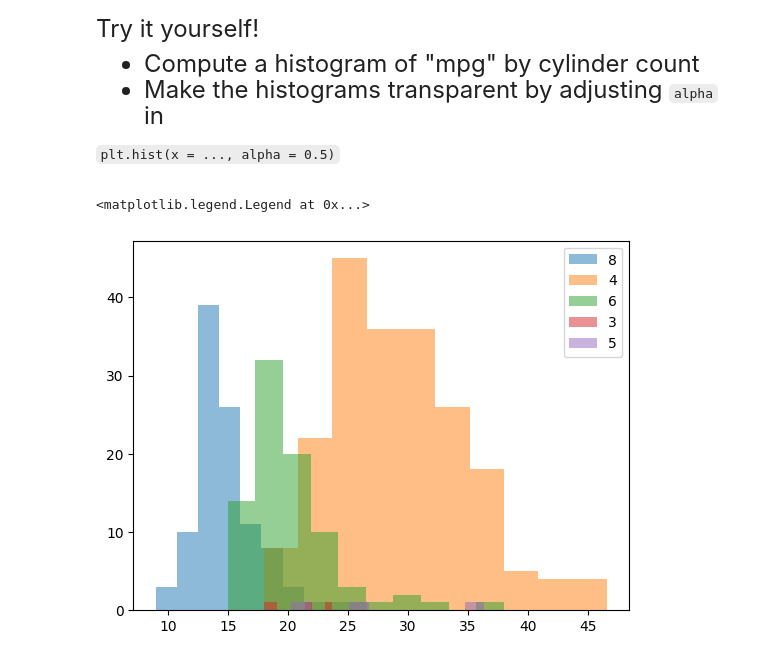
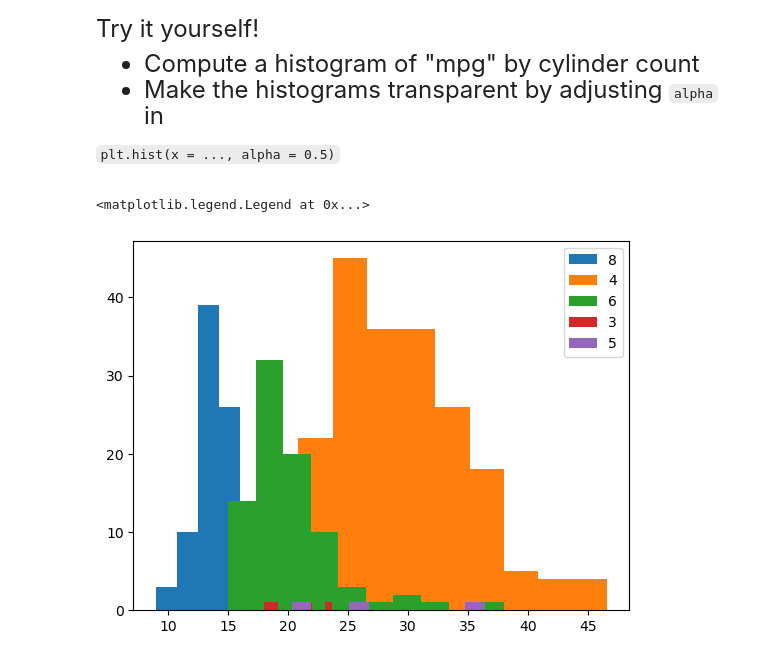
Before and after one commit to 2zOu2/qtm151spring2023, a Jupyter notebook: Lecture 10/Lecture 10.ipynb, the cells around one changed output. Saved outputs shown, nothing was run; the diff lists cells and outputs as text; code cells hidden in the pictures.

```diff
--- a/Lecture 10/Lecture 10.ipynb
+++ b/Lecture 10/Lecture 10.ipynb
@@ -392,13 +407,13 @@ Try it yourself!
 # %%
 # Write your own code
 
 list_unique_cylinders = pd.unique(carfeatures["cylinders"])
 
 for category_value in list_unique_cylinders:
     temporarydataframe = carfeatures.query("cylinders == @category_value")
-    plt.hist(temporarydataframe["mpg"],alpha = 0.5)
+    plt.hist(temporarydataframe["mpg"],alpha = 1)
 
 plt.legend(labels = list_unique_cylinders)
 # %% [output]
 <matplotlib.legend.Legend at 0x...>
-[figure, old version]
+[figure, new version]
```
Also changed, not shown: parts of 3 cells of this notebook, 1 other file.
